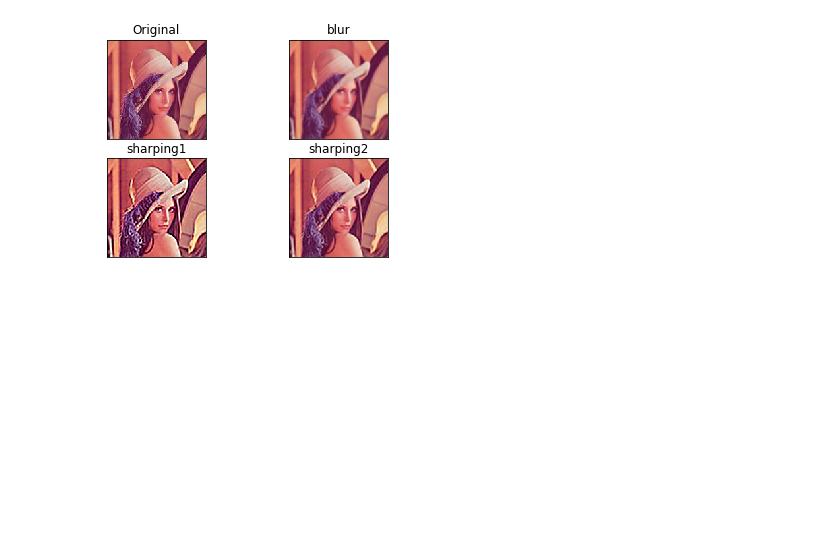
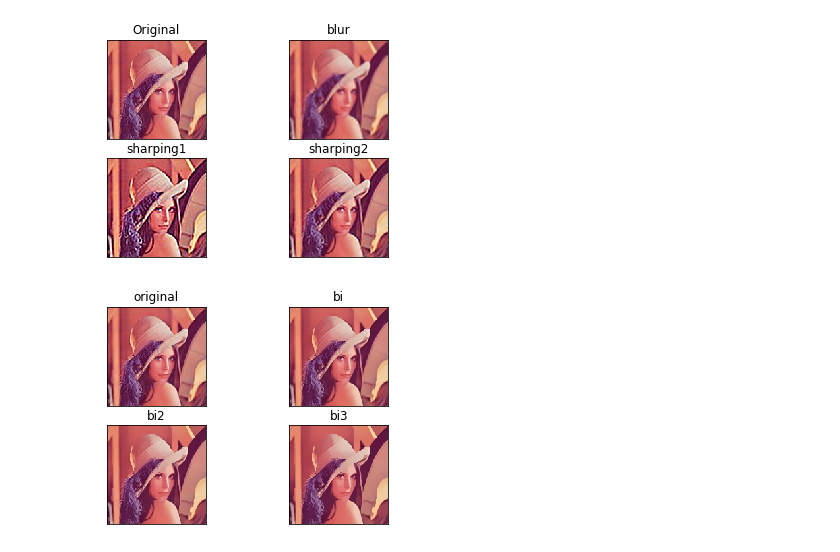
Before and after one commit to yuuy-git/Computer_vision, a Jupyter notebook: Chapter5.ipynb, the cells around one changed output. Cells and saved outputs as stored; diff of their text form; code cells hidden in the pictures; blank space fills up the shorter version.

```diff
--- a/Chapter5.ipynb
+++ b/Chapter5.ipynb
@@ -166,3 +166,25 @@ plt.title('sharping2'), plt.xticks([]), plt.yticks([])
 plt.show()
 # %% [output]
 [figure]
+# %%
+img = cv2.imread('./images/Lenna.jpg', cv2.IMREAD_COLOR)
+bi = cv2.bilateralFilter(img, 15, 20, 20)
+bi2 = cv2.bilateralFilter(bi, 15, 20, 20)
+bi3 = cv2.bilateralFilter(bi2, 15, 20, 20)
+
+plt.subplot(2,2,1),plt.imshow(cv2.cvtColor(img, cv2.COLOR_BGR2RGB))
+plt.title("original")
+plt.xticks([]),plt.yticks([])
+plt.subplot(2,2,2),plt.imshow(cv2.cvtColor(bi, cv2.COLOR_BGR2RGB))
+plt.title("bi")
+plt.xticks([]),plt.yticks([])
+plt.subplot(2,2,3),plt.imshow(cv2.cvtColor(bi2, cv2.COLOR_BGR2RGB))
+plt.title("bi2")
+plt.xticks([]),plt.yticks([])
+plt.subplot(2,2,4),plt.imshow(cv2.cvtColor(bi3, cv2.COLOR_BGR2RGB))
+plt.title("bi3")
+plt.xticks([]),plt.yticks([])
+
+plt.show()
+# %% [output]
+[figure, added]
```
Also changed, not shown: parts of 1 cell of this notebook, 2 other files.
